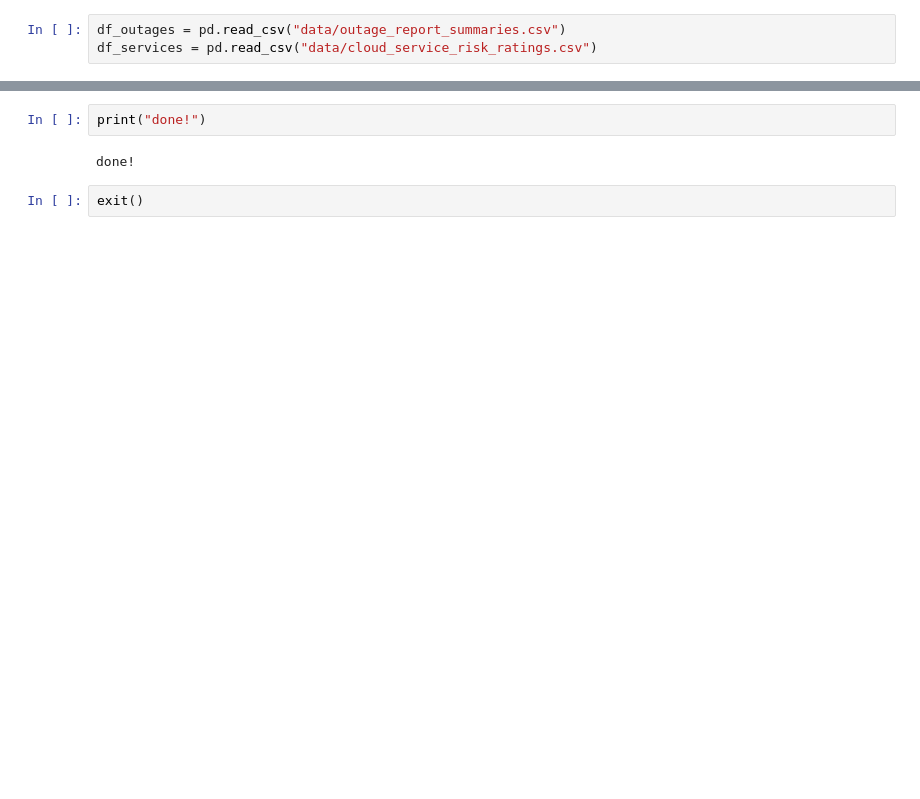
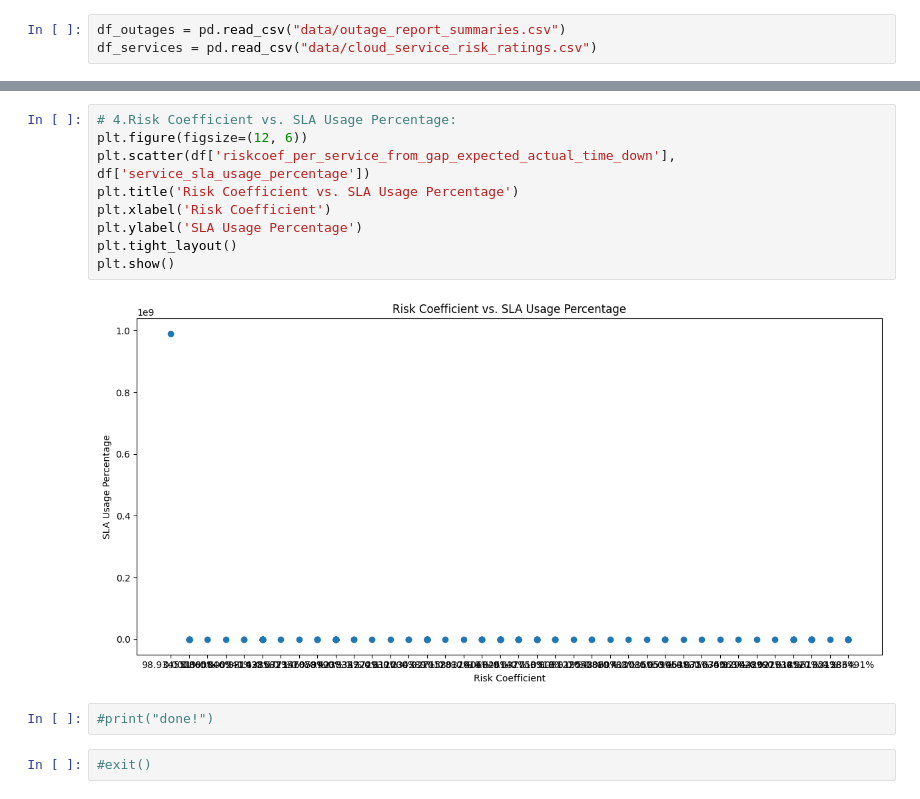
Before and after one commit to jpacerqueira/insureyourtechcloudgraph, a Jupyter notebook: information/clean_genai_data/Analysis-Services-Outages.ipynb, the cells around one changed output, grey strips where cells are left out. Saved outputs shown, nothing was run; the diff lists cells and outputs as text; blank space fills up the shorter version.

```diff
--- a/information/clean_genai_data/Analysis-Services-Outages.ipynb
+++ b/information/clean_genai_data/Analysis-Services-Outages.ipynb
@@ -85,6 +136,15 @@ df_outages1
+# %%
+# 4.Risk Coefficient vs. SLA Usage Percentage:
+plt.figure(figsize=(12, 6))
+plt.scatter(df['riskcoef_per_service_from_gap_expected_actual_time_down'], df['service_sla_usage_percentage'])
+plt.title('Risk Coefficient vs. SLA Usage Percentage')
+plt.xlabel('Risk Coefficient')
+plt.ylabel('SLA Usage Percentage')
+plt.tight_layout()
+plt.show()
+# %% [output]
+[figure, added]
 # %%
-print("done!")
+#print("done!")
-# %% [output]
-done!
 # %%
-exit()
+#exit()
```
Also changed, not shown: parts of 10 cells of this notebook, 5 other files.
